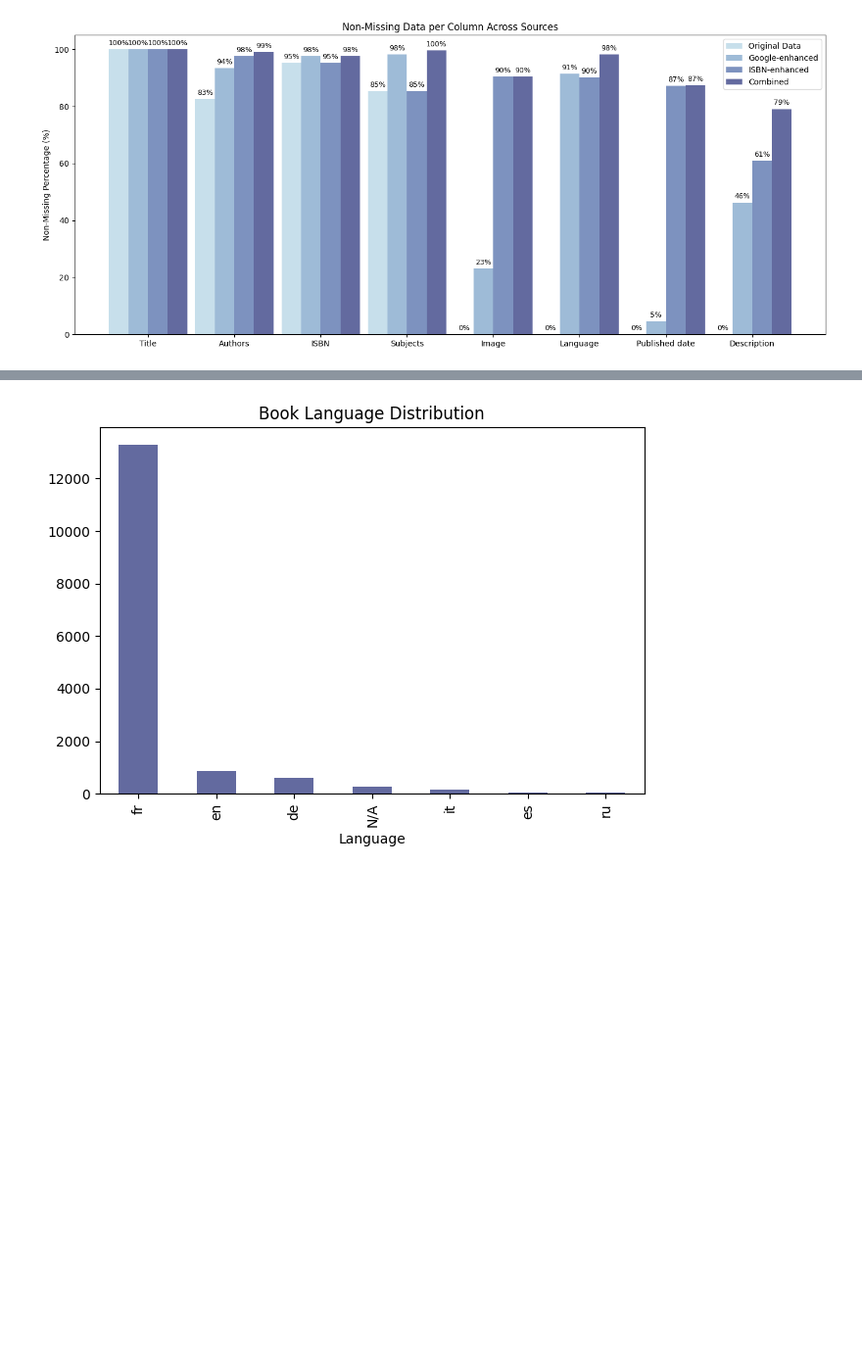
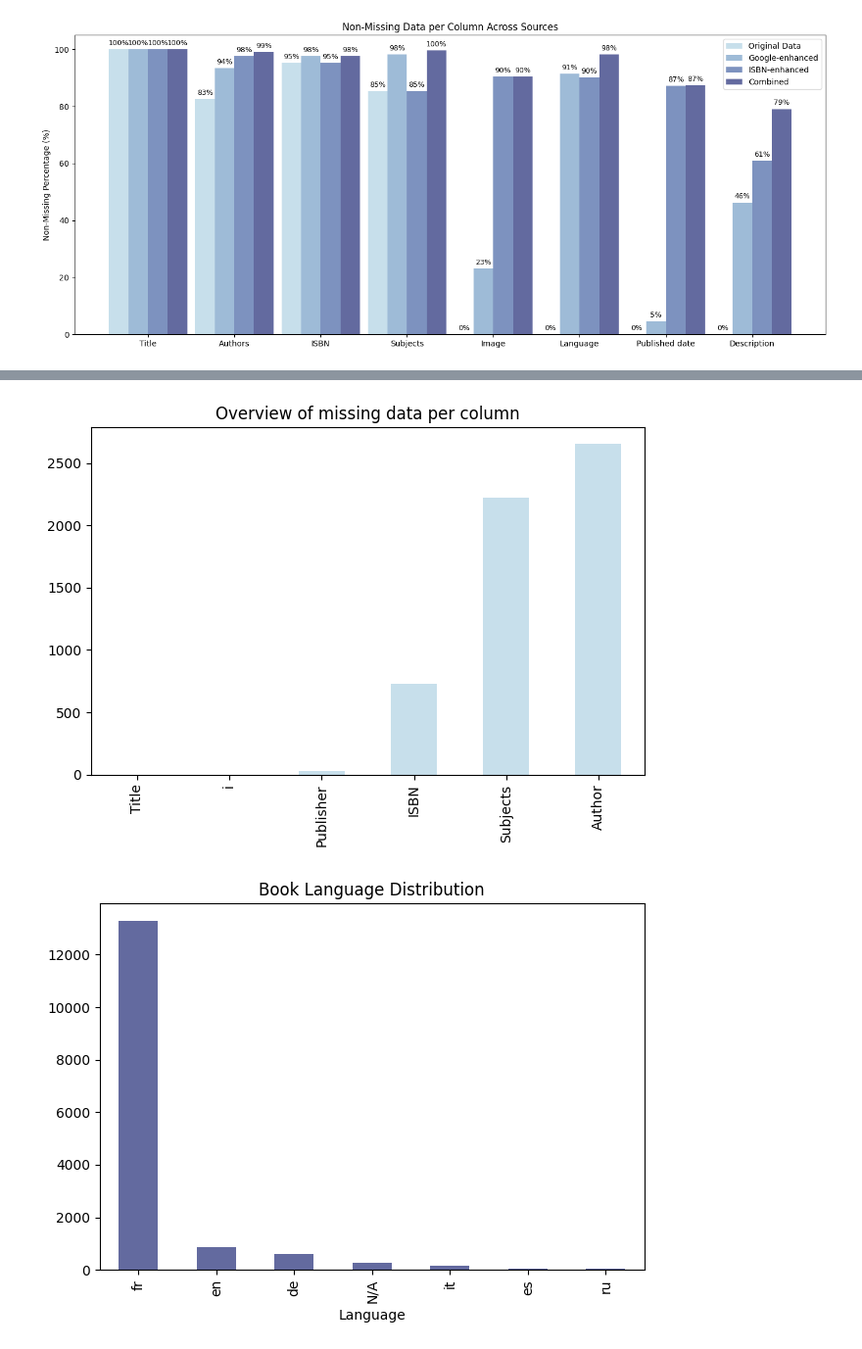
Before and after one commit to ML-brooowss/ML, a Jupyter notebook: exploration.ipynb, the cells around one changed output, grey strips where cells are left out. Shown: that part at 98% size. Cells and saved outputs as stored; diff of their text form; code cells hidden in the pictures; blank space fills up the shorter version.

```diff
--- a/exploration.ipynb
+++ b/exploration.ipynb
@@ -190,3 +206,15 @@ plt.show()
+# %%
+# Suppose your DataFrame is called df
+missing_counts = items.drop(columns=['title_clean','author_clean','ISBN Valid'],axis = 1).isnull().sum().sort_values()  # count missing values per column
+
+# Plot
+missing_counts.plot(kind='bar', title="Overview of missing data per column", color=palette[0])
+plt.tight_layout()
+plt.savefig("readme_images/overview_missing_data.png")
+
+plt.show()
+# %% [output]
+[figure, added]
 # %%
 # Language Distribution
 palette = sns.color_palette("ch:s=.25,rot=-.25")
```
Also changed, not shown: parts of 2 cells of this notebook, 3 other files.
